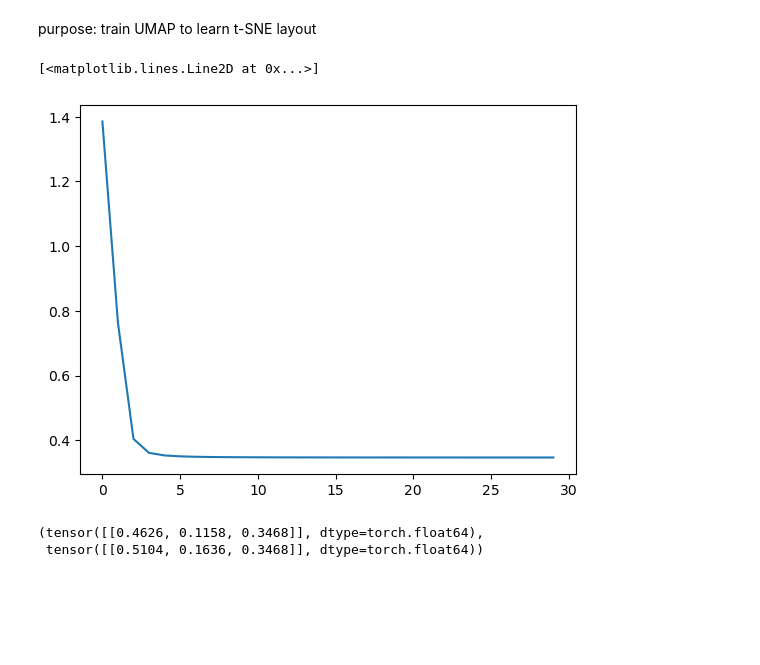
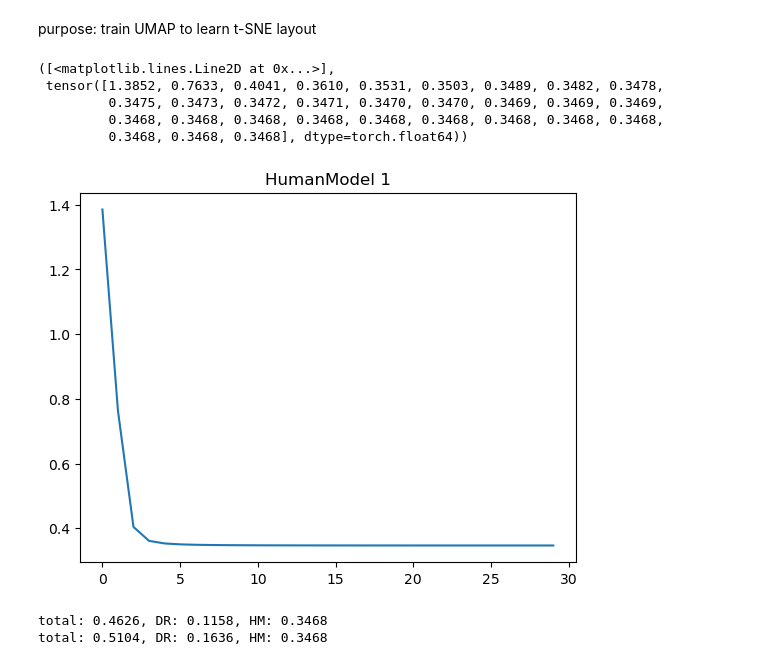
Before and after one commit to ZhangWan-byte/DVHL, a Jupyter notebook: evaluation.ipynb, the cells around one changed output. Drawn from its saved outputs; the diff is of its cells as text; code cells hidden in the pictures; blank space fills up the shorter version.

```diff
--- a/evaluation.ipynb
+++ b/evaluation.ipynb
@@ -28,15 +28,21 @@ purpose: train UMAP to learn t-SNE layout
 # %%
 # II-1
 train_losses = torch.load("./results/231016234028_II_1/train_losses_II_1.pt")
-plt.plot(train_losses)
+plt.title("HumanModel 1")
+plt.plot(train_losses), train_losses
 # %% [output]
-[<matplotlib.lines.Line2D at 0x...>]
+([<matplotlib.lines.Line2D at 0x...>],
+ tensor([1.3852, 0.7633, 0.4041, 0.3610, 0.3531, 0.3503, 0.3489, 0.3482, 0.3478,
+         0.3475, 0.3473, 0.3472, 0.3471, 0.3470, 0.3470, 0.3469, 0.3469, 0.3469,
+         0.3468, 0.3468, 0.3468, 0.3468, 0.3468, 0.3468, 0.3468, 0.3468, 0.3468,
+         0.3468, 0.3468, 0.3468], dtype=torch.float64))
-[figure, old version]
+[figure, new version]
 # %%
 # I-1
 train_losses = torch.load("./results/231017152222_I_1/train_losses_I_1.pt")
 eval_losses = torch.load("./results/231017152222_I_1/eval_losses_I_1.pt")
-train_losses, eval_losses
+print("total: {:.4f}, DR: {:.4f}, HM: {:.4f}".format(train_losses[0][0], train_losses[0][1], train_losses[0][2]))
+print("total: {:.4f}, DR: {:.4f}, HM: {:.4f}".format(eval_losses[0][0], eval_losses[0][1], eval_losses[0][2]))
 # %% [output]
-(tensor([[0.4626, 0.1158, 0.3468]], dtype=torch.float64),
- tensor([[0.5104, 0.1636, 0.3468]], dtype=torch.float64))
+total: 0.4626, DR: 0.1158, HM: 0.3468
+total: 0.5104, DR: 0.1636, HM: 0.3468
```
Also changed, not shown: parts of 8 cells of this notebook, 2 other files.
